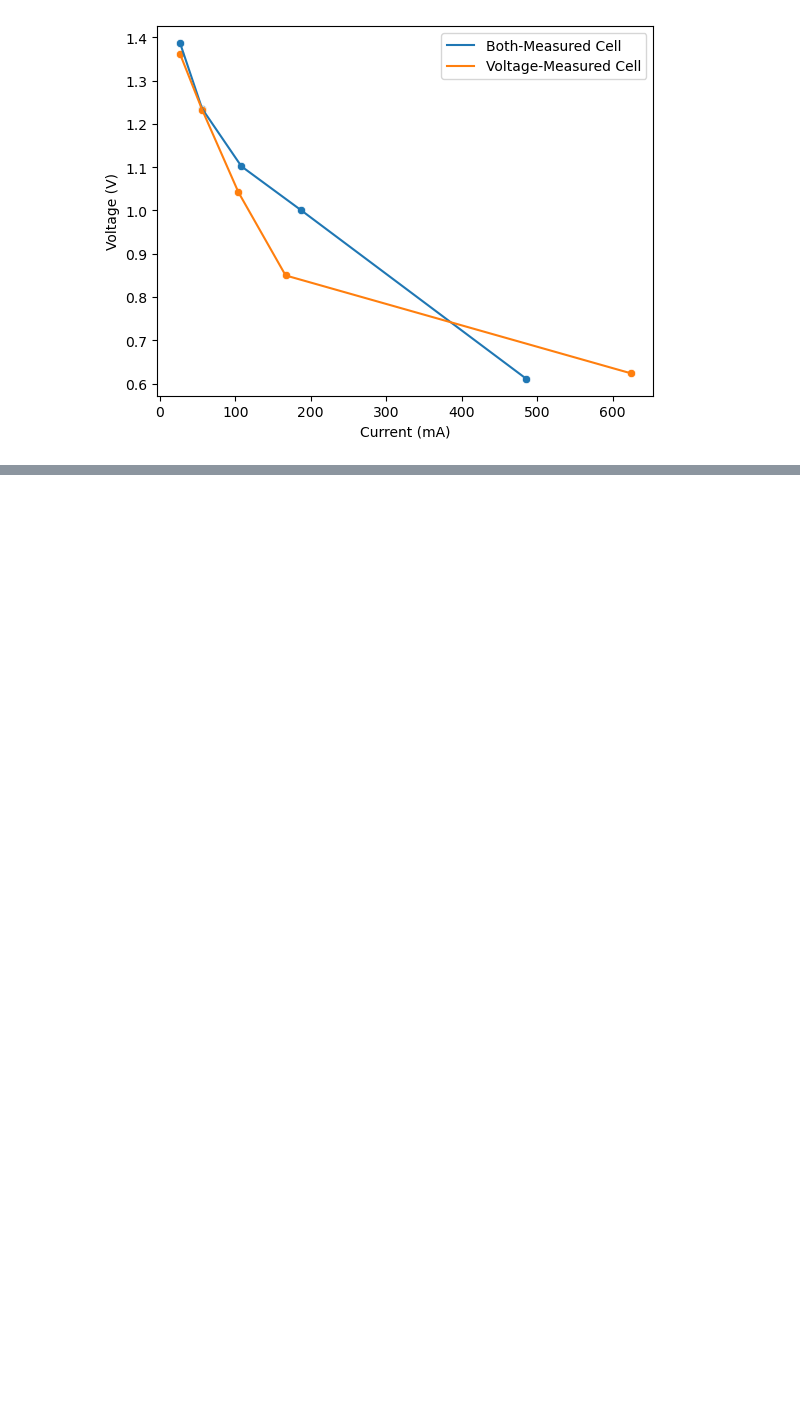
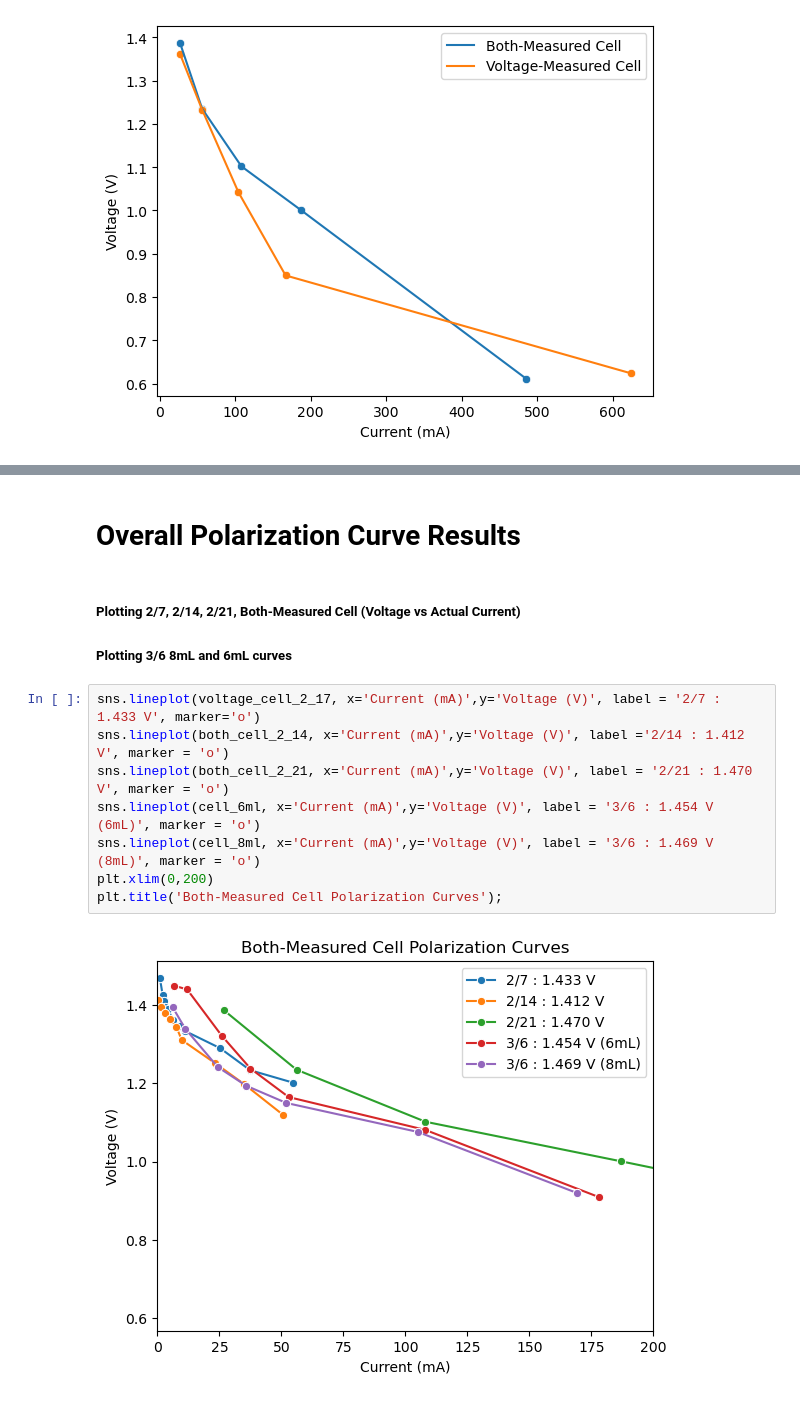
Before and after one commit to Sahand891/PolarizationCurvesMgAir, a Jupyter notebook: Polarization Curves.ipynb, the cells around one changed output, grey strips where cells are left out. Cells and saved outputs as stored; diff of their text form; blank space fills up the shorter version.

```diff
--- a/Polarization Curves.ipynb
+++ b/Polarization Curves.ipynb
@@ -176,0 +211,15 @@ plt.title('Both-Measured Cell Polarization Curves');
+# %% [markdown]
+# Overall Polarization Curve Results
+# %% [markdown]
+##### Plotting 2/7, 2/14, 2/21, Both-Measured Cell (Voltage vs Actual Current)
+##### Plotting 3/6 8mL and 6mL curves
+# %%
+sns.lineplot(voltage_cell_2_17, x='Current (mA)',y='Voltage (V)', label = '2/7 : 1.433 V', marker='o')
+sns.lineplot(both_cell_2_14, x='Current (mA)',y='Voltage (V)', label ='2/14 : 1.412 V', marker = 'o')
+sns.lineplot(both_cell_2_21, x='Current (mA)',y='Voltage (V)', label = '2/21 : 1.470 V', marker = 'o')
+sns.lineplot(cell_6ml, x='Current (mA)',y='Voltage (V)', label = '3/6 : 1.454 V (6mL)', marker = 'o')
+sns.lineplot(cell_8ml, x='Current (mA)',y='Voltage (V)', label = '3/6 : 1.469 V (8mL)', marker = 'o')
+plt.xlim(0,200)
+plt.title('Both-Measured Cell Polarization Curves');
+# %% [output]
+[figure, added]
```
Also changed, not shown: parts of 9 cells of this notebook.
